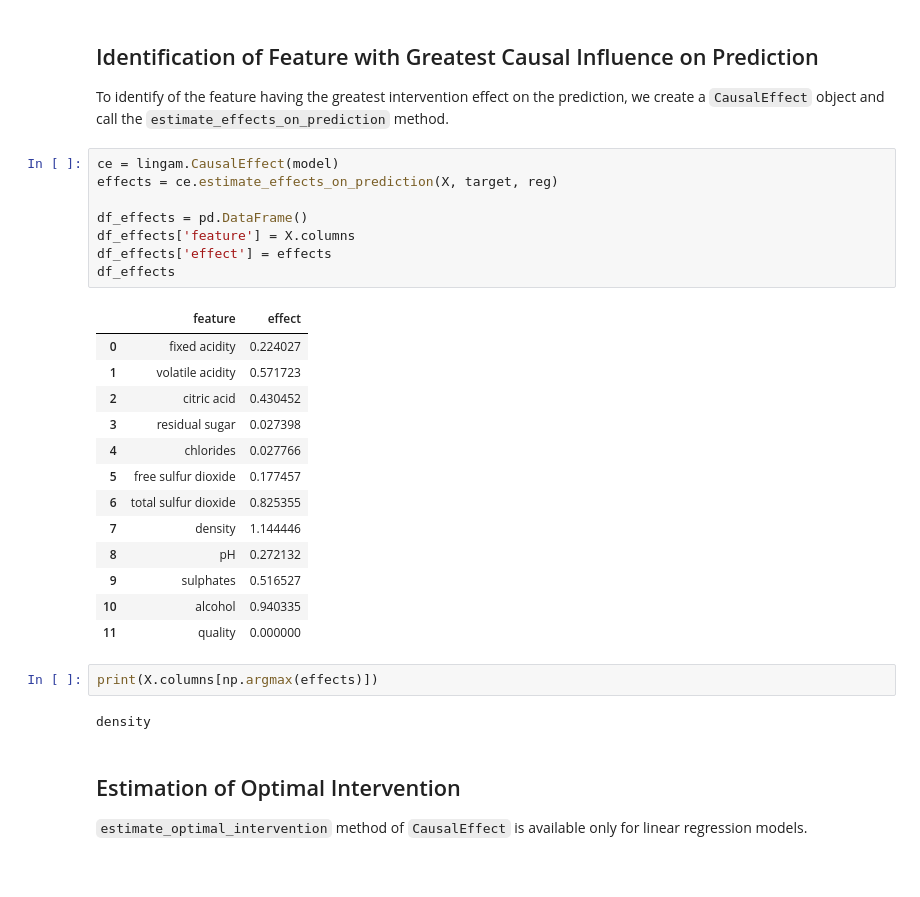
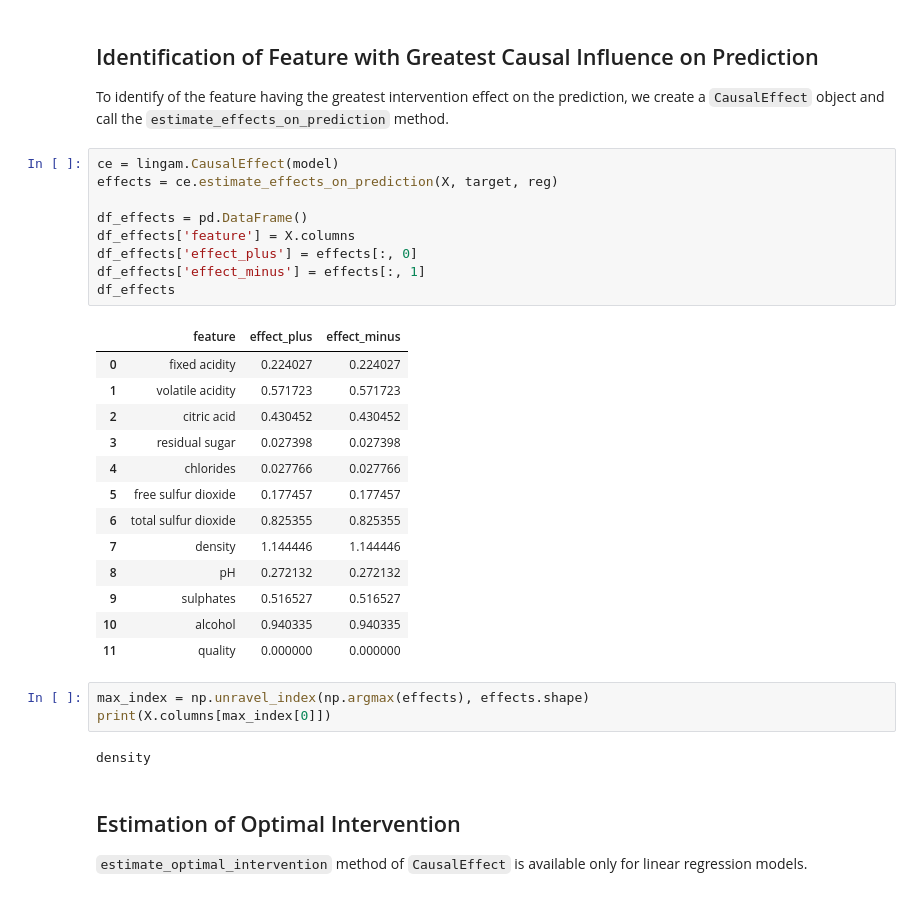
Before and after one commit to cdt15/lingam, a Jupyter notebook: examples/CausalEffect(LogisticRegression).ipynb, the cells around one changed output. Cells and saved outputs as stored; diff of their text form.

Commit message:
add test and modify CausalEffect

```diff
--- a/examples/CausalEffect(LogisticRegression).ipynb
+++ b/examples/CausalEffect(LogisticRegression).ipynb
@@ -79,29 +79,31 @@ To identify of the feature having the greatest intervention effect on the predic
 # %%
 ce = lingam.CausalEffect(model)
 effects = ce.estimate_effects_on_prediction(X, target, reg)
 
 df_effects = pd.DataFrame()
 df_effects['feature'] = X.columns
-df_effects['effect'] = effects
+df_effects['effect_plus'] = effects[:, 0]
+df_effects['effect_minus'] = effects[:, 1]
 df_effects
 # %% [output]
-|  | feature | effect |
-| 0 | fixed acidity | 0.224027 |
-| 1 | volatile acidity | 0.571723 |
-| 2 | citric acid | 0.430452 |
-| 3 | residual sugar | 0.027398 |
-| 4 | chlorides | 0.027766 |
-| 5 | free sulfur dioxide | 0.177457 |
-| 6 | total sulfur dioxide | 0.825355 |
-| 7 | density | 1.144446 |
-| 8 | pH | 0.272132 |
-| 9 | sulphates | 0.516527 |
-| 10 | alcohol | 0.940335 |
-| 11 | quality | 0.000000 |
+|  | feature | effect_plus | effect_minus |
+| 0 | fixed acidity | 0.224027 | 0.224027 |
+| 1 | volatile acidity | 0.571723 | 0.571723 |
+| 2 | citric acid | 0.430452 | 0.430452 |
+| 3 | residual sugar | 0.027398 | 0.027398 |
+| 4 | chlorides | 0.027766 | 0.027766 |
+| 5 | free sulfur dioxide | 0.177457 | 0.177457 |
+| 6 | total sulfur dioxide | 0.825355 | 0.825355 |
+| 7 | density | 1.144446 | 1.144446 |
+| 8 | pH | 0.272132 | 0.272132 |
+| 9 | sulphates | 0.516527 | 0.516527 |
+| 10 | alcohol | 0.940335 | 0.940335 |
+| 11 | quality | 0.000000 | 0.000000 |
-# %%
-print(X.columns[np.argmax(effects)])
-# %% [output]
-density
+# %%
+max_index = np.unravel_index(np.argmax(effects), effects.shape)
+print(X.columns[max_index[0]])
+# %% [output]
+density
 # %% [markdown]
 ## Estimation of Optimal Intervention
 `estimate_optimal_intervention` method of `CausalEffect` is available only for linear regression models.
```
Also changed, not shown: 5 other files.
